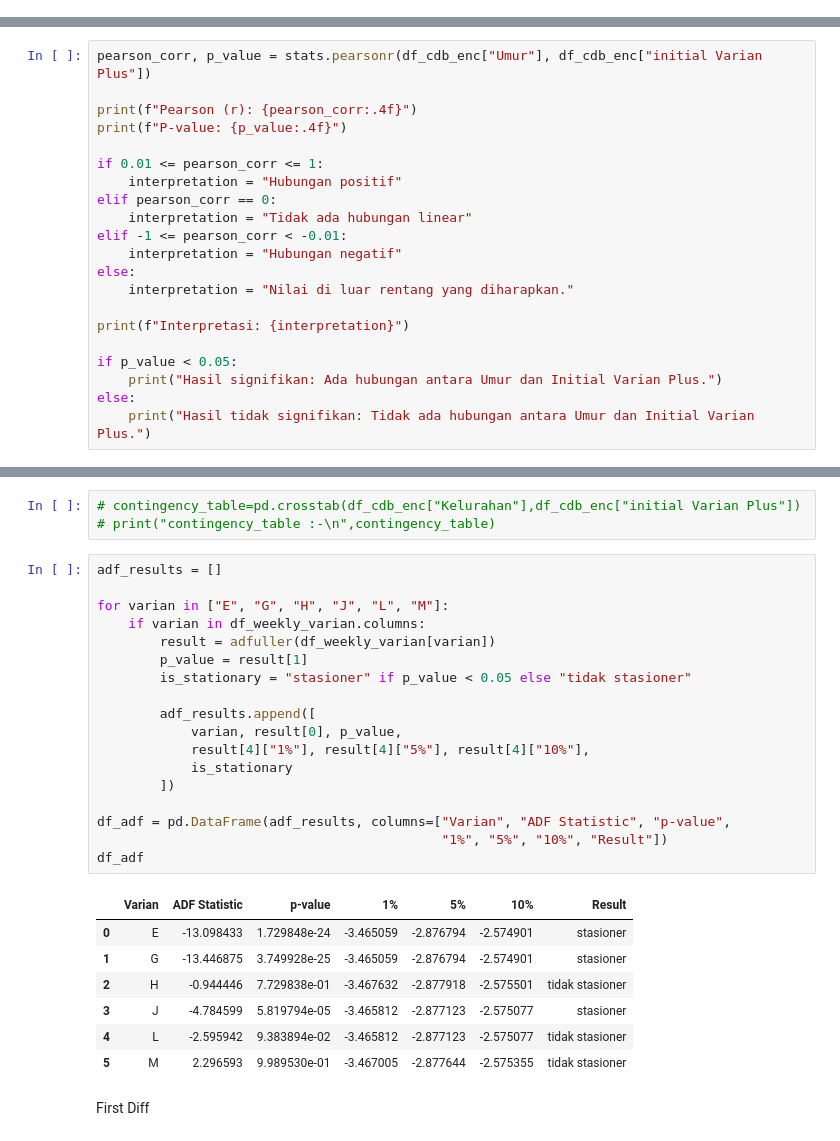
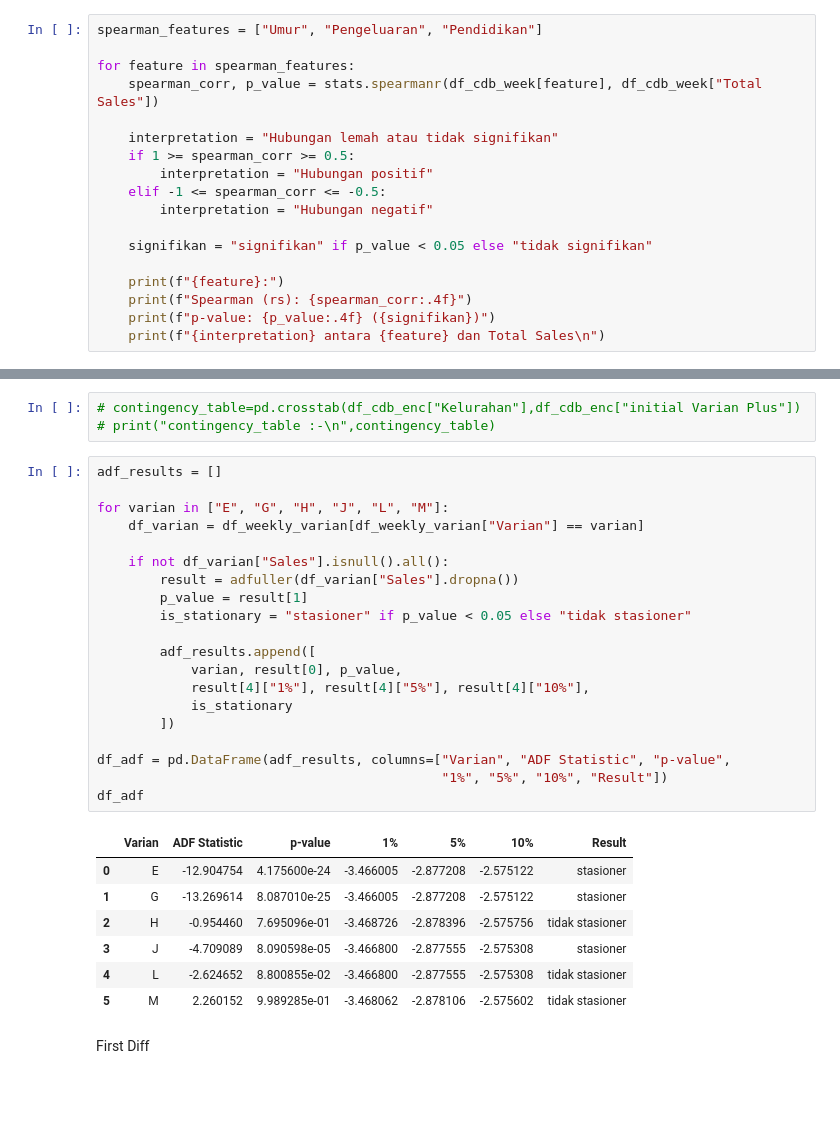
Before and after one commit to anajesset/tugas-akhirr, a Jupyter notebook: exploration_02.ipynb, the cells around one changed output, grey strips where cells are left out. Saved outputs shown, nothing was run; the diff lists cells and outputs as text; blank space fills up the shorter version.

```diff
--- a/exploration_02.ipynb
+++ b/exploration_02.ipynb
@@ -258,3 +298,21 @@ korelasi yang digunakan terhadap fitur initial varian (kategorikal)
 - pengeluaran → Spearman
 - pendidikan → Spearman
 - tipe pembeli → Chi-Square
+# %%
+spearman_features = ["Umur", "Pengeluaran", "Pendidikan"]
+
+for feature in spearman_features:
+    spearman_corr, p_value = stats.spearmanr(df_cdb_week[feature], df_cdb_week["Total Sales"])
+
+    interpretation = "Hubungan lemah atau tidak signifikan"
+    if 1 >= spearman_corr >= 0.5:
+        interpretation = "Hubungan positif"
+    elif -1 <= spearman_corr <= -0.5:
+        interpretation = "Hubungan negatif"
+
+    signifikan = "signifikan" if p_value < 0.05 else "tidak signifikan"
+
+    print(f"{feature}:")
+    print(f"Spearman (rs): {spearman_corr:.4f}")
+    print(f"p-value: {p_value:.4f} ({signifikan})")
+    print(f"{interpretation} antara {feature} dan Total Sales\n")
@@ -263,21 +379,0 @@ korelasi yang digunakan terhadap fitur initial varian (kategorikal)
-# %%
-pearson_corr, p_value = stats.pearsonr(df_cdb_enc["Umur"], df_cdb_enc["initial Varian Plus"])
-
-print(f"Pearson (r): {pearson_corr:.4f}")
-print(f"P-value: {p_value:.4f}")
-
-if 0.01 <= pearson_corr <= 1:
-    interpretation = "Hubungan positif"
-elif pearson_corr == 0:
-    interpretation = "Tidak ada hubungan linear"
-elif -1 <= pearson_corr < -0.01:
-    interpretation = "Hubungan negatif"
-else:
-    interpretation = "Nilai di luar rentang yang diharapkan."
-
-print(f"Interpretasi: {interpretation}")
-
-if p_value < 0.05:
-    print("Hasil signifikan: Ada hubungan antara Umur dan Initial Varian Plus.")
-else:
-    print("Hasil tidak signifikan: Tidak ada hubungan antara Umur dan Initial Varian Plus.")
@@ -386,29 +482,31 @@ alpha (α) adalah batas yang ditentukan sebelum uji statistik, sedangkan p-value
 # %%
 adf_results = []
 
 for varian in ["E", "G", "H", "J", "L", "M"]:
-    if varian in df_weekly_varian.columns:
-        result = adfuller(df_weekly_varian[varian])
+    df_varian = df_weekly_varian[df_weekly_varian["Varian"] == varian]
+
+    if not df_varian["Sales"].isnull().all():
+        result = adfuller(df_varian["Sales"].dropna())
         p_value = result[1]
         is_stationary = "stasioner" if p_value < 0.05 else "tidak stasioner"
 
         adf_results.append([
             varian, result[0], p_value,
             result[4]["1%"], result[4]["5%"], result[4]["10%"],
             is_stationary
         ])
 
 df_adf = pd.DataFrame(adf_results, columns=["Varian", "ADF Statistic", "p-value",
                                             "1%", "5%", "10%", "Result"])
 df_adf
 # %% [output]
 |  | Varian | ADF Statistic | p-value | 1% | 5% | 10% | Result |
-| 0 | E | -13.098433 | 1.729848e-24 | -3.465059 | -2.876794 | -2.574901 | stasioner |
-| 1 | G | -13.446875 | 3.749928e-25 | -3.465059 | -2.876794 | -2.574901 | stasioner |
-| 2 | H | -0.944446 | 7.729838e-01 | -3.467632 | -2.877918 | -2.575501 | tidak stasioner |
-| 3 | J | -4.784599 | 5.819794e-05 | -3.465812 | -2.877123 | -2.575077 | stasioner |
-| 4 | L | -2.595942 | 9.383894e-02 | -3.465812 | -2.877123 | -2.575077 | tidak stasioner |
-| 5 | M | 2.296593 | 9.989530e-01 | -3.467005 | -2.877644 | -2.575355 | tidak stasioner |
+| 0 | E | -12.904754 | 4.175600e-24 | -3.466005 | -2.877208 | -2.575122 | stasioner |
+| 1 | G | -13.269614 | 8.087010e-25 | -3.466005 | -2.877208 | -2.575122 | stasioner |
+| 2 | H | -0.954460 | 7.695096e-01 | -3.468726 | -2.878396 | -2.575756 | tidak stasioner |
+| 3 | J | -4.709089 | 8.090598e-05 | -3.466800 | -2.877555 | -2.575308 | stasioner |
+| 4 | L | -2.624652 | 8.800855e-02 | -3.466800 | -2.877555 | -2.575308 | tidak stasioner |
+| 5 | M | 2.260152 | 9.989285e-01 | -3.468062 | -2.878106 | -2.575602 | tidak stasioner |
 # %% [markdown]
 First Diff
 # %%
```
Also changed, not shown: parts of 40 cells of this notebook, 2 other files.
